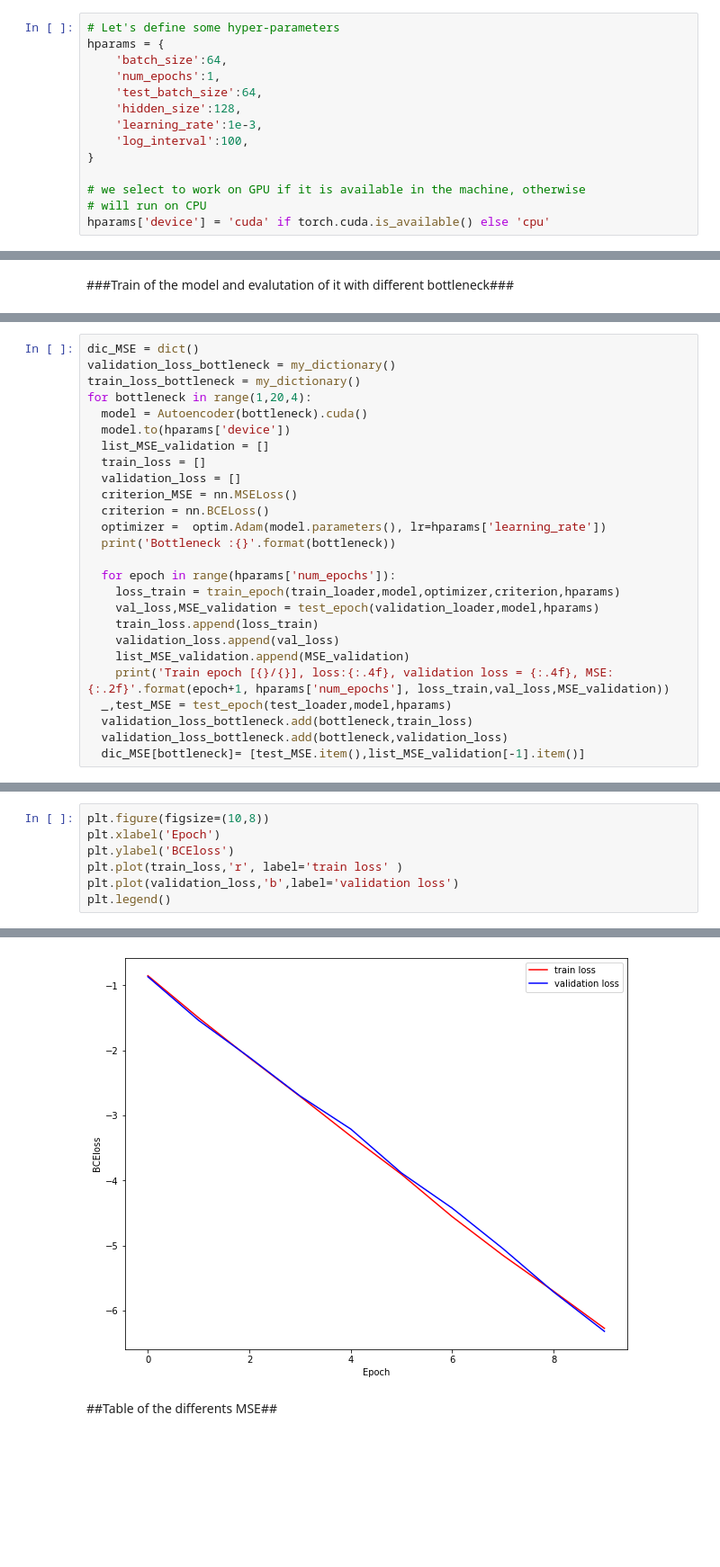
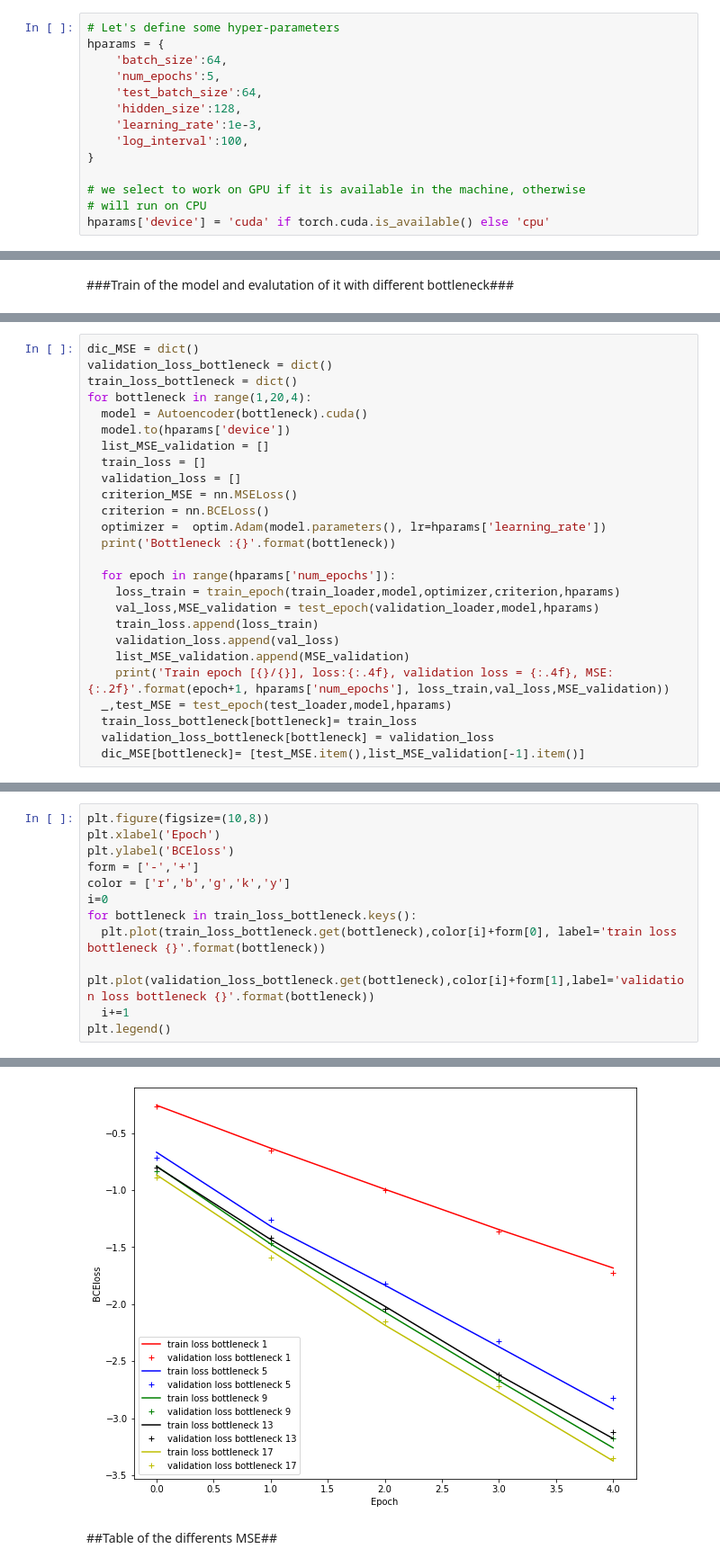
Before and after one commit to alvaroguerin/dlai-2019-projects, a Jupyter notebook: team06/Team06.ipynb, the cells around one changed output, grey strips where cells are left out. Shown at 90% size. Cells and saved outputs as stored; diff of their text form; blank space fills up the shorter version.

```diff
--- a/team06/Team06.ipynb
+++ b/team06/Team06.ipynb
@@ -19,7 +19,7 @@ import pandas as pd
 # Let's define some hyper-parameters
 hparams = {
     'batch_size':64,
-    'num_epochs':1,
+    'num_epochs':5,
     'test_batch_size':64,
     'hidden_size':128,
     'learning_rate':1e-3,
@@ -198,7 +188,7 @@ class my_dictionary(dict):
 # %%
 dic_MSE = dict()
-validation_loss_bottleneck = my_dictionary()
-train_loss_bottleneck = my_dictionary()
+validation_loss_bottleneck = dict()
+train_loss_bottleneck = dict()
 for bottleneck in range(1,20,4):
   model = Autoencoder(bottleneck).cuda()
   model.to(hparams['device'])
@@ -218,8 +208,8 @@ for bottleneck in range(1,20,4):
     list_MSE_validation.append(MSE_validation)
     print('Train epoch [{}/{}], loss:{:.4f}, validation loss = {:.4f}, MSE:{:.2f}'.format(epoch+1, hparams['num_epochs'], loss_train,val_loss,MSE_validation))
   _,test_MSE = test_epoch(test_loader,model,hparams)
-  validation_loss_bottleneck.add(bottleneck,train_loss)
-  validation_loss_bottleneck.add(bottleneck,validation_loss)
+  train_loss_bottleneck[bottleneck]= train_loss
+  validation_loss_bottleneck[bottleneck] = validation_loss
   dic_MSE[bottleneck]= [test_MSE.item(),list_MSE_validation[-1].item()]
 # %% [output]
 Bottleneck :1
@@ -266,13 +234,18 @@ KeyboardInterrupt: ignored
 # %%
 plt.figure(figsize=(10,8))
 plt.xlabel('Epoch')
 plt.ylabel('BCEloss')
-plt.plot(train_loss,'r', label='train loss' )
-plt.plot(validation_loss,'b',label='validation loss')
+form = ['-','+']
+color = ['r','b','g','k','y']
+i=0
+for bottleneck in train_loss_bottleneck.keys():
+  plt.plot(train_loss_bottleneck.get(bottleneck),color[i]+form[0], label='train loss bottleneck {}'.format(bottleneck))
+  plt.plot(validation_loss_bottleneck.get(bottleneck),color[i]+form[1],label='validation loss bottleneck {}'.format(bottleneck))
+  i+=1
 plt.legend()
 # %% [output]
 <matplotlib.legend.Legend at 0x...>
-[figure, old version]
+[figure, new version]
 # %% [markdown]
 ##Table of the differents MSE##
 # %%
```
Also changed, not shown: parts of 17 cells of this notebook.
